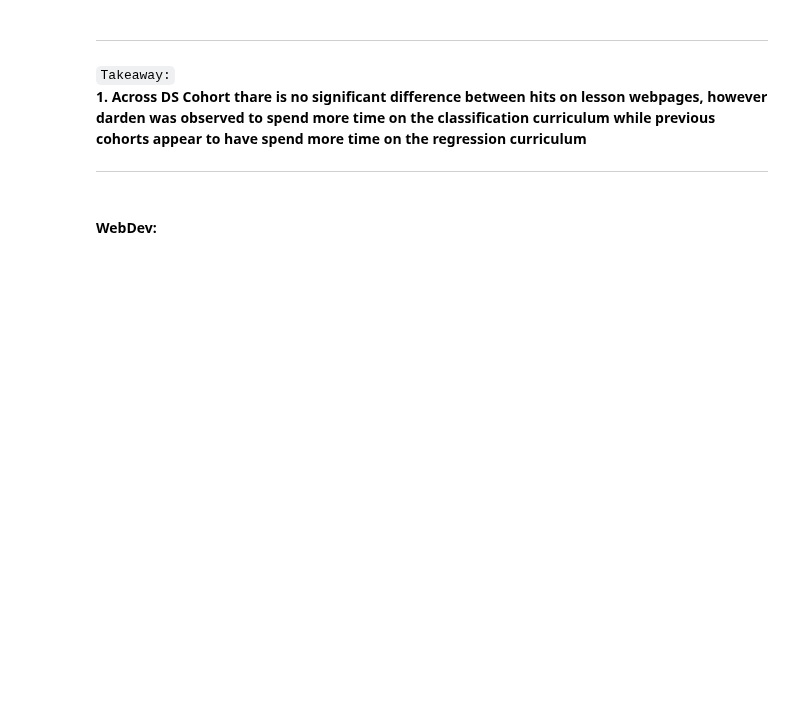
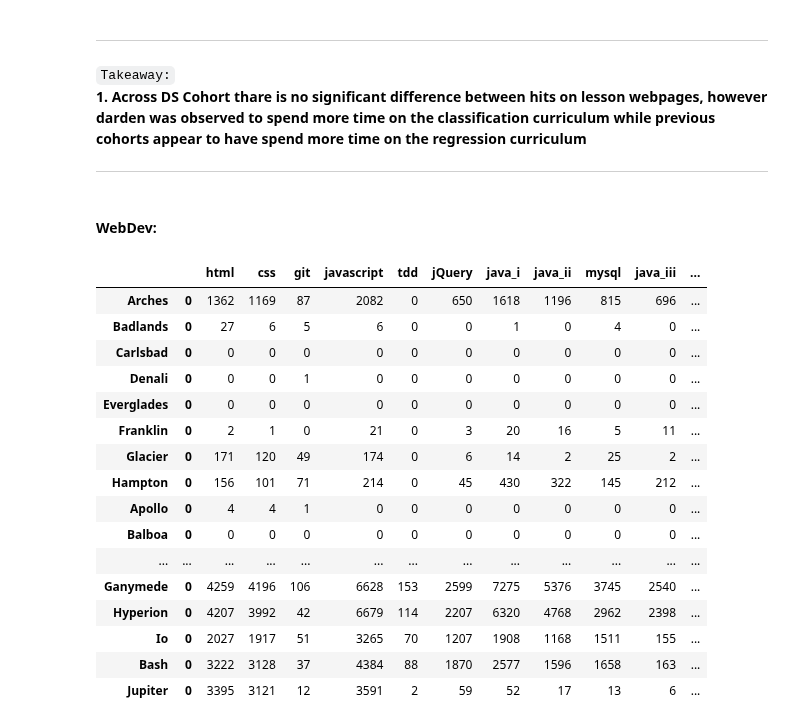
Before and after one commit to CSolitaire/anomaly-detection-exercises, a Jupyter notebook: anomaly_detection_mini_project.ipynb, the cells around one changed output. Cells and saved outputs as stored; diff of their text form; code cells hidden in the pictures; blank space fills up the shorter version.

```diff
--- a/anomaly_detection_mini_project.ipynb
+++ b/anomaly_detection_mini_project.ipynb
@@ -546,0 +671,27 @@ combined
+# %%
+combined_web = pd.concat([Arches, Badlands, Carlsbad, Denali, Everglades, Franklin, Glacier, Hampton, Apollo, Balboa, Ike, Joshua, Kings,
+Lassen, Mammoth, Niagara, Olympic, Pinnacles, Quincy, Redwood, Sequoia, Teddy, Ulysses, Voyageurs, Wrangell,
+Xanadu, Yosemite, Zion, Andromeda, Betelgeuse, Ceres, Deimos, Europa, Fortuna, Apex, Ganymede, Hyperion, Io,
+Bash, Jupiter], keys = ['Arches', 'Badlands', 'Carlsbad', 'Denali', 'Everglades', 'Franklin', 'Glacier', 'Hampton', 'Apollo', 'Balboa', 'Ike', 'Joshua', 'Kings',
+'Lassen', 'Mammoth', 'Niagara', 'Olympic', 'Pinnacles', 'Quincy', 'Redwood', 'Sequoia', 'Teddy', 'Ulysses', 'Voyageurs', 'Wrangell',
+'Xanadu', 'Yosemite', 'Zion', 'Andromeda', 'Betelgeuse', 'Ceres', 'Deimos', 'Europa', 'Fortuna',' Apex', 'Ganymede', 'Hyperion', 'Io',
+'Bash', 'Jupiter'] )
+combined_web
+# %% [output]
+|  |  | html | css | git | javascript | tdd | jQuery | java_i | java_ii | mysql | java_iii | ... |
+| Arches | 0 | 1362 | 1169 | 87 | 2082 | 0 | 650 | 1618 | 1196 | 815 | 696 | ... |
+| Badlands | 0 | 27 | 6 | 5 | 6 | 0 | 0 | 1 | 0 | 4 | 0 | ... |
+| Carlsbad | 0 | 0 | 0 | 0 | 0 | 0 | 0 | 0 | 0 | 0 | 0 | ... |
+| Denali | 0 | 0 | 0 | 1 | 0 | 0 | 0 | 0 | 0 | 0 | 0 | ... |
+| Everglades | 0 | 0 | 0 | 0 | 0 | 0 | 0 | 0 | 0 | 0 | 0 | ... |
+| Franklin | 0 | 2 | 1 | 0 | 21 | 0 | 3 | 20 | 16 | 5 | 11 | ... |
+| Glacier | 0 | 171 | 120 | 49 | 174 | 0 | 6 | 14 | 2 | 25 | 2 | ... |
+| Hampton | 0 | 156 | 101 | 71 | 214 | 0 | 45 | 430 | 322 | 145 | 212 | ... |
+| Apollo | 0 | 4 | 4 | 1 | 0 | 0 | 0 | 0 | 0 | 0 | 0 | ... |
+| Balboa | 0 | 0 | 0 | 0 | 0 | 0 | 0 | 0 | 0 | 0 | 0 | ... |
+| ... | ... | ... | ... | ... | ... | ... | ... | ... | ... | ... | ... | ... |
+| Ganymede | 0 | 4259 | 4196 | 106 | 6628 | 153 | 2599 | 7275 | 5376 | 3745 | 2540 | ... |
+| Hyperion | 0 | 4207 | 3992 | 42 | 6679 | 114 | 2207 | 6320 | 4768 | 2962 | 2398 | ... |
+| Io | 0 | 2027 | 1917 | 51 | 3265 | 70 | 1207 | 1908 | 1168 | 1511 | 155 | ... |
+| Bash | 0 | 3222 | 3128 | 37 | 4384 | 88 | 1870 | 2577 | 1596 | 1658 | 163 | ... |
+| Jupiter | 0 | 3395 | 3121 | 12 | 3591 | 2 | 59 | 52 | 17 | 13 | 6 | ... |
```
Also changed, not shown: parts of 4 cells of this notebook.
